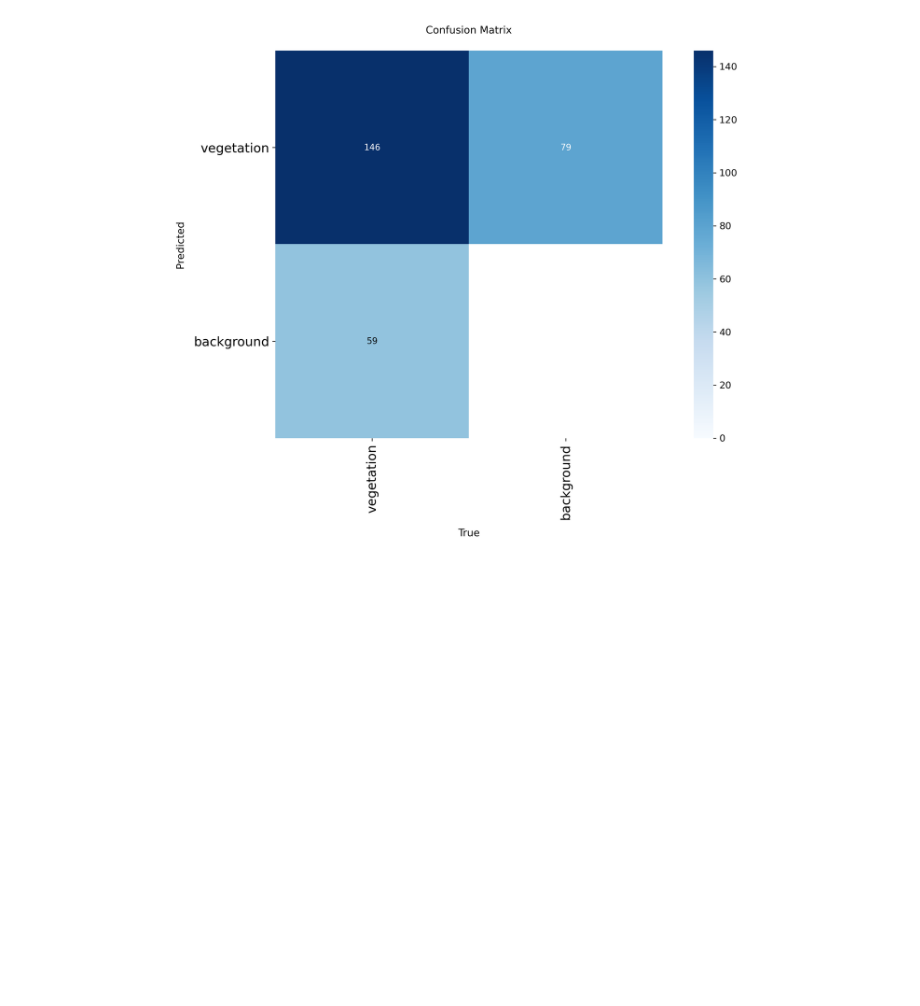
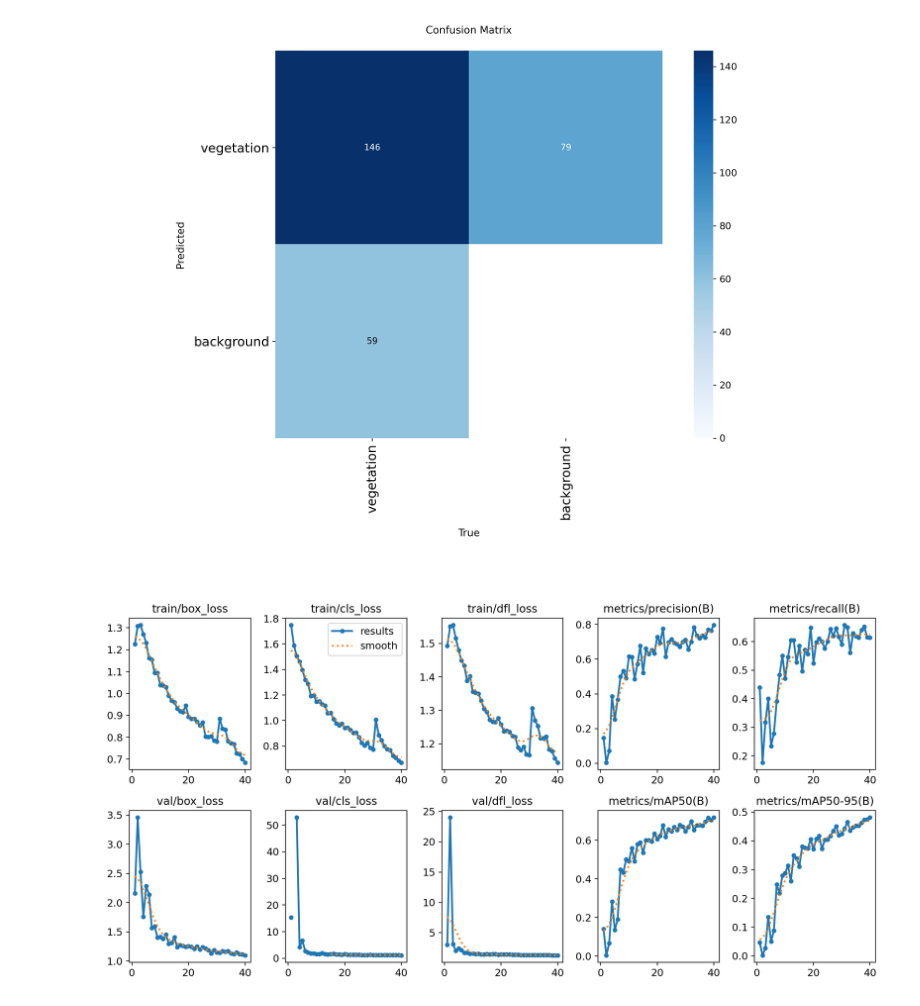
Before and after one commit to Rajarathour17/AI-Driven-Archeaological-Site-Mapping, a Jupyter notebook: Training_Scratch.ipynb, the cells around one changed output. Cells and saved outputs as stored; diff of their text form; code cells hidden in the pictures; blank space fills up the shorter version.

```diff
--- a/Training_Scratch.ipynb
+++ b/Training_Scratch.ipynb
@@ -92,3 +92,9 @@ from IPython.display import Image, display
 Image(filename=f'{resultData}/confusion_matrix.png')
 # %% [output]
 [figure]
+# %%
+from IPython.display import Image, display
+
+Image(filename=f'{resultData}/results.png')
+# %% [output]
+[figure, added]
```
Also changed, not shown: parts of 4 cells of this notebook.
